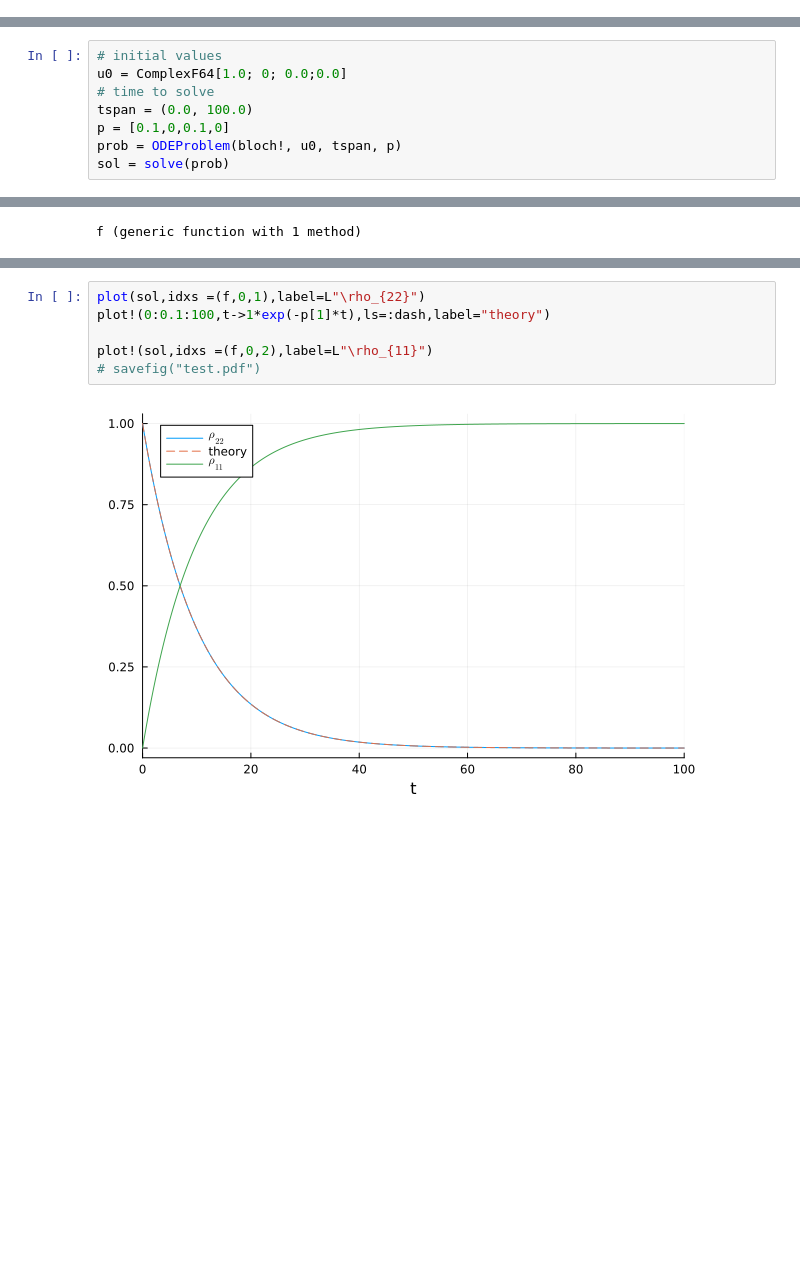
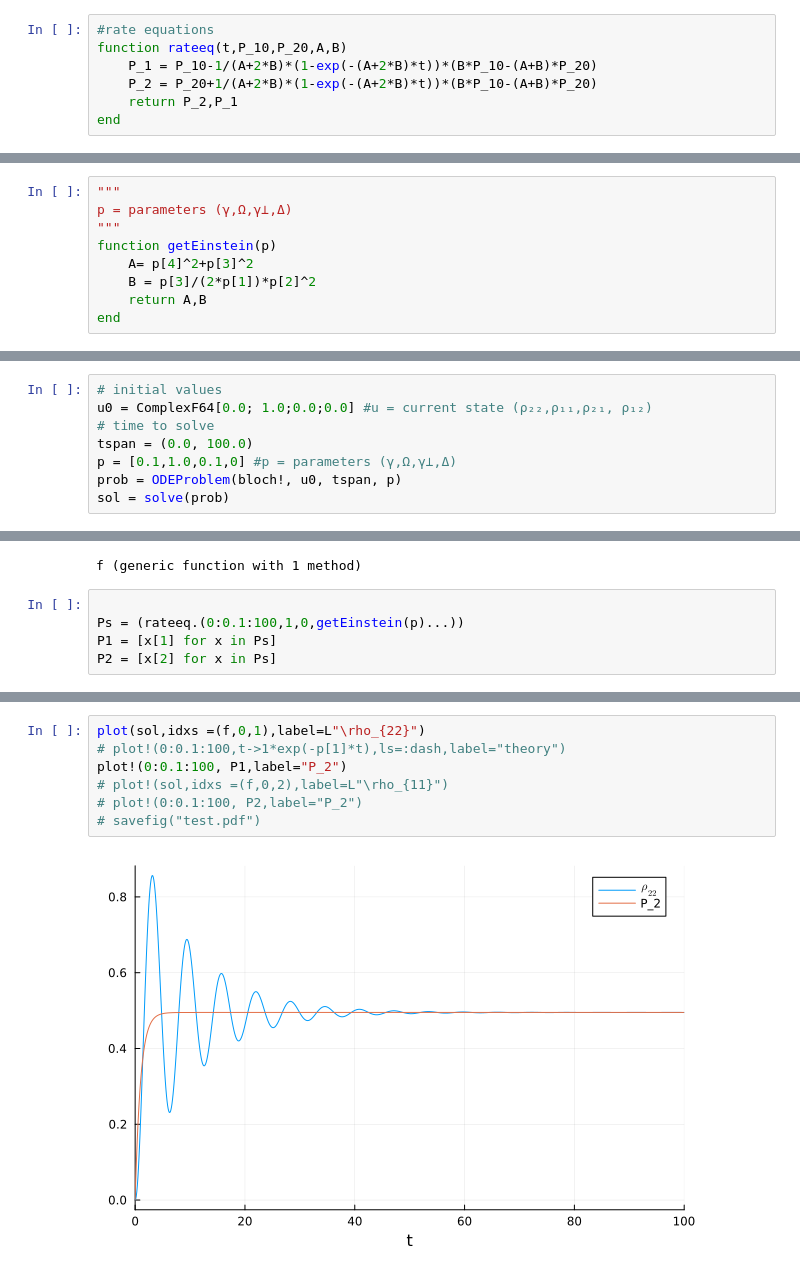
Before and after one commit to BenediktAuer/QT, a Jupyter notebook: Q6/Q6.ipynb, the cells around one changed output, grey strips where cells are left out. Saved outputs shown, nothing was run; the diff lists cells and outputs as text; blank space fills up the shorter version.

Commit message:
added rate eq

```diff
--- a/Q6/Q6.ipynb
+++ b/Q6/Q6.ipynb
@@ -17,3 +17,10 @@ function bloch!(du, u, p, t)
 end
 # %% [output]
 bloch!
+# %%
+#rate equations
+function rateeq(t,P_10,P_20,A,B)
+    P_1 = P_10-1/(A+2*B)*(1-exp(-(A+2*B)*t))*(B*P_10-(A+B)*P_20)
+    P_2 = P_20+1/(A+2*B)*(1-exp(-(A+2*B)*t))*(B*P_10-(A+B)*P_20)
+    return P_2,P_1
+end
@@ -19,0 +29,9 @@ bloch!
+# %%
+"""
+p = parameters (γ,Ω,γ⟂,Δ)
+"""
+function getEinstein(p)
+    A= p[4]^2+p[3]^2
+    B = p[3]/(2*p[1])*p[2]^2
+    return A,B
+end
@@ -22,10 +42,10 @@ bloch!
 ### solve problem problem :
 # %%
 # initial values
-u0 = ComplexF64[1.0; 0; 0.0;0.0]
+u0 = ComplexF64[0.0; 1.0;0.0;0.0] #u = current state (ρ₂₂,ρ₁₁,ρ₂₁, ρ₁₂)
 # time to solve
 tspan = (0.0, 100.0)
-p = [0.1,0,0.1,0]
+p = [0.1,1.0,0.1,0] #p = parameters (γ,Ω,γ⟂,Δ)
 prob = ODEProblem(bloch!, u0, tspan, p)
 sol = solve(prob)
 # %% [output]
@@ -51,3 +71,8 @@ t: 14-element Vector{Float64}:
 f(t, x ) = (t, real(x))
 # %% [output]
 f (generic function with 1 method)
+# %%
+
+Ps = (rateeq.(0:0.1:100,1,0,getEinstein(p)...))
+P1 = [x[1] for x in Ps]
+P2 = [x[2] for x in Ps]
@@ -54,8 +97,9 @@ f (generic function with 1 method)
 # %%
 plot(sol,idxs =(f,0,1),label=L"\rho_{22}")
-plot!(0:0.1:100,t->1*exp(-p[1]*t),ls=:dash,label="theory")
-
-plot!(sol,idxs =(f,0,2),label=L"\rho_{11}")
+# plot!(0:0.1:100,t->1*exp(-p[1]*t),ls=:dash,label="theory")
+plot!(0:0.1:100, P1,label="P_2")
+# plot!(sol,idxs =(f,0,2),label=L"\rho_{11}")
+# plot!(0:0.1:100, P2,label="P_2")
 # savefig("test.pdf")
 # %% [output]
-[figure, old version]
+[figure, new version]
```
Also changed, not shown: parts of 4 cells of this notebook.
